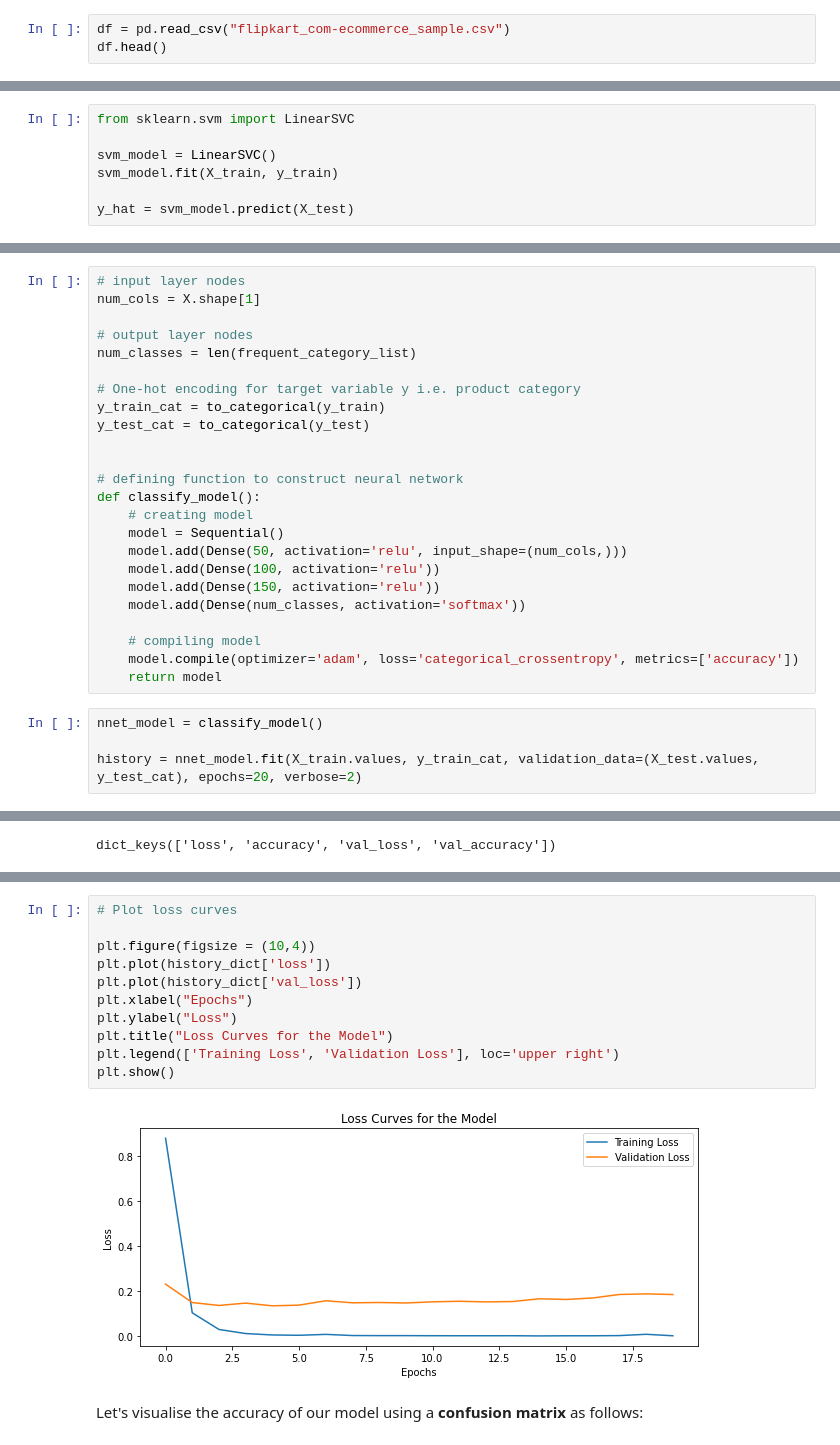
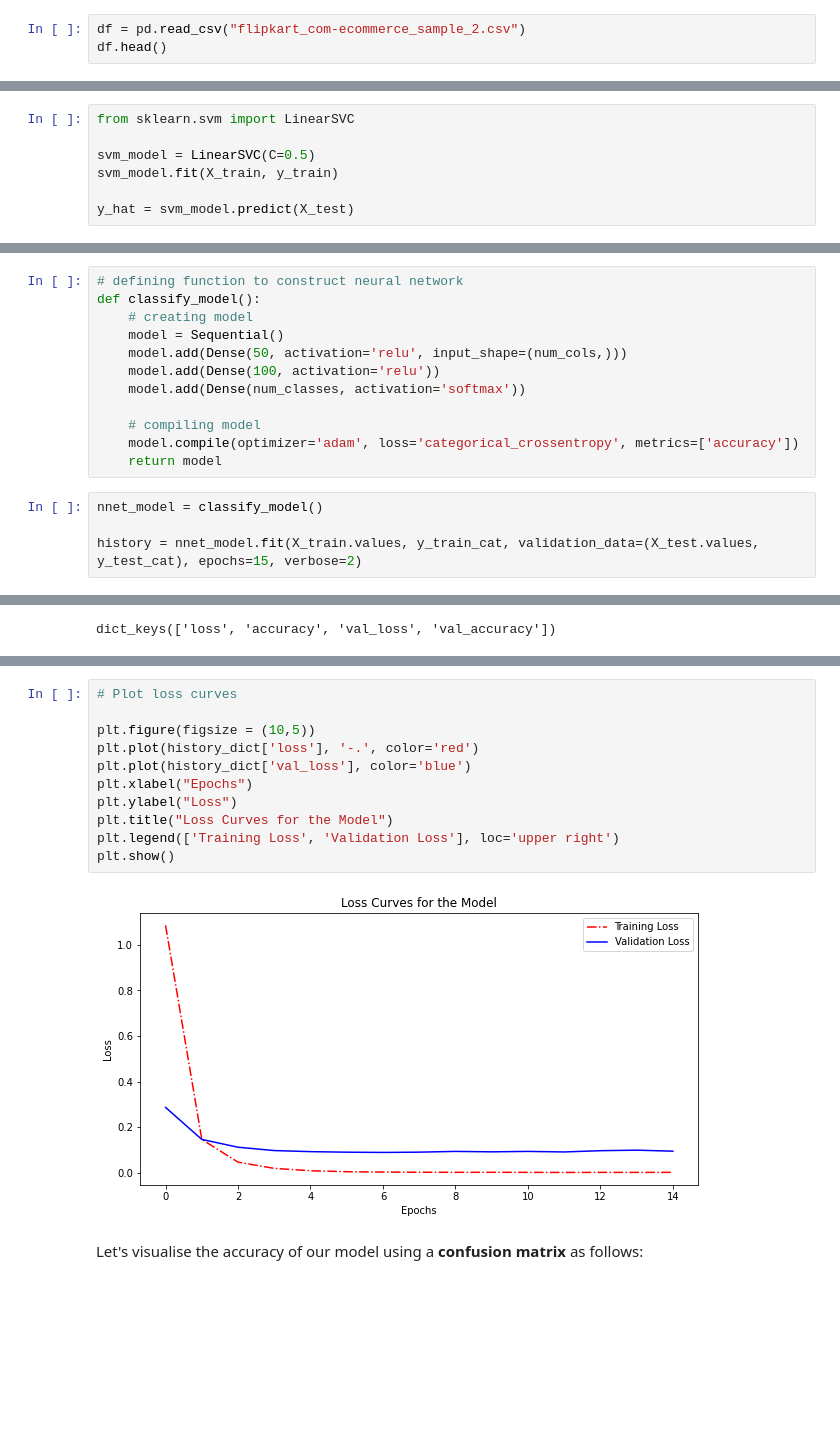
Before and after one commit to kvarun07/ecom-product-classifier, a Jupyter notebook: task-3/MIDAS NLP Task-3.ipynb, the cells around one changed output, grey strips where cells are left out. Drawn from its saved outputs; the diff is of its cells as text; blank space fills up the shorter version.

```diff
--- a/task-3/MIDAS NLP Task-3.ipynb
+++ b/task-3/MIDAS NLP Task-3.ipynb
@@ -42,7 +45,7 @@ True
 # %% [markdown]
 Let us fetch the dataset...
 # %%
-df = pd.read_csv("flipkart_com-ecommerce_sample.csv")
+df = pd.read_csv("flipkart_com-ecommerce_sample_2.csv")
 df.head()
 # %% [output]
 |  | uniq_id | crawl_timestamp | product_url | product_name | product_category_tree | pid | retail_price | ... |
@@ -438,7 +445,7 @@ The accuracy of Logistic Regression model = 93.92 %
 # %%
 from sklearn.svm import LinearSVC
 
-svm_model = LinearSVC()
+svm_model = LinearSVC(C=0.5)
 svm_model.fit(X_train, y_train)
 
 y_hat = svm_model.predict(X_test)
@@ -473,22 +496,10 @@ print(classification_report(y_test, y_hat, target_names=frequent_category_list))
 # %%
-# input layer nodes
-num_cols = X.shape[1]
-
-# output layer nodes
-num_classes = len(frequent_category_list)
-
-# One-hot encoding for target variable y i.e. product category
-y_train_cat = to_categorical(y_train)
-y_test_cat = to_categorical(y_test)
-
-
 # defining function to construct neural network
 def classify_model():
     # creating model
     model = Sequential()
     model.add(Dense(50, activation='relu', input_shape=(num_cols,)))
     model.add(Dense(100, activation='relu'))
-    model.add(Dense(150, activation='relu'))
     model.add(Dense(num_classes, activation='softmax'))
 
     # compiling model
@@ -497,5 +508,5 @@ def classify_model():
 # %%
 nnet_model = classify_model()
 
-history = nnet_model.fit(X_train.values, y_train_cat, validation_data=(X_test.values, y_test_cat), epochs=20, verbose=2)
+history = nnet_model.fit(X_train.values, y_train_cat, validation_data=(X_test.values, y_test_cat), epochs=15, verbose=2)
 # %% [output]
@@ -534,16 +557,16 @@ dict_keys(['loss', 'accuracy', 'val_loss', 'val_accuracy'])
 # %%
 # Plot loss curves
 
-plt.figure(figsize = (10,4))
-plt.plot(history_dict['loss'])
-plt.plot(history_dict['val_loss'])
+plt.figure(figsize = (10,5))
+plt.plot(history_dict['loss'], '-.', color='red')
+plt.plot(history_dict['val_loss'], color='blue')
 plt.xlabel("Epochs")
 plt.ylabel("Loss")
 plt.title("Loss Curves for the Model")
 plt.legend(['Training Loss', 'Validation Loss'], loc='upper right')
 plt.show()
 # %% [output]
-[figure, old version]
+[figure, new version]
 # %% [markdown]
 Let's visualise the accuracy of our model using a **confusion matrix** as follows:
 # %%
```
Also changed, not shown: parts of 24 cells of this notebook, 2 other files.
